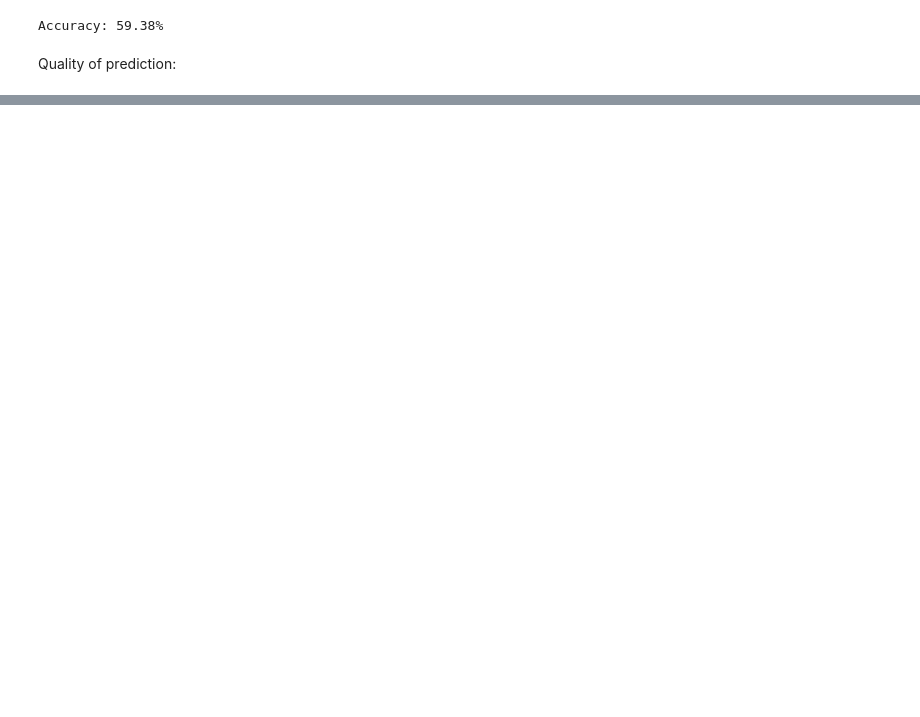
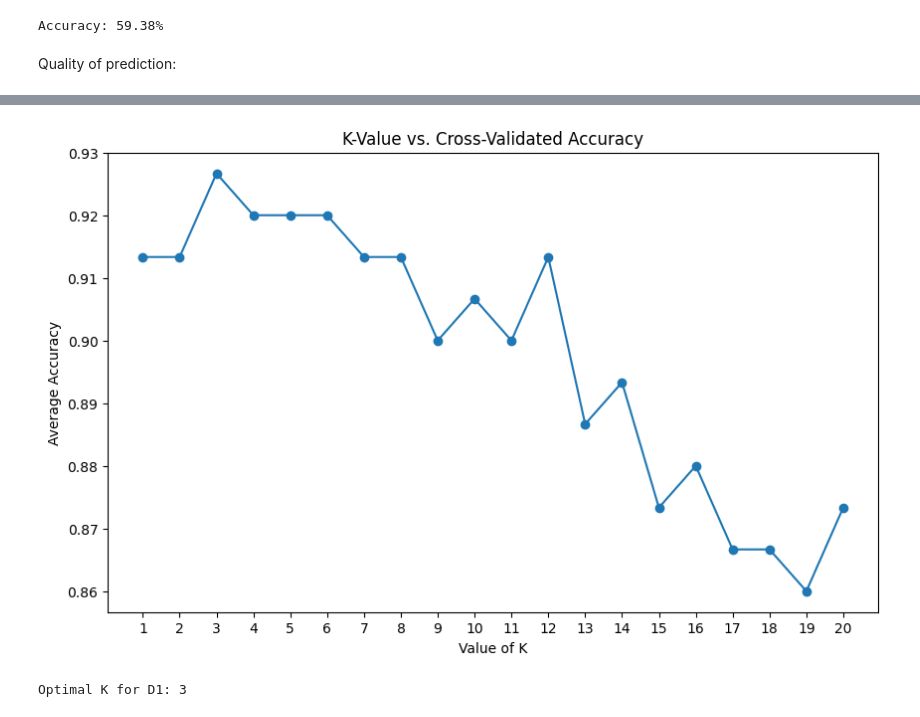
Before and after one commit to moOritzl/bachelorpraktikum-applied-machine-learning, a Jupyter notebook: Week_07/K-Nearest_Neighbor.ipynb, the cells around one changed output, grey strips where cells are left out. Drawn from its saved outputs; the diff is of its cells as text; code cells hidden in the pictures; blank space fills up the shorter version.

```diff
--- a/Week_07/K-Nearest_Neighbor.ipynb
+++ b/Week_07/K-Nearest_Neighbor.ipynb
@@ -154,0 +161,43 @@ Quality of prediction:
+# %%
+def determine_optimal_k(X, y, k_values=range(1, 21), n_splits=5):
+    fold_size = len(y) // n_splits
+
+    avg_accuracies = []
+
+    for k in k_values:
+        accuracies = []
+
+        for fold in range(n_splits):
+            start = fold * fold_size
+            end = start + fold_size
+
+            X_test = X[start:end]
+            y_test = y[start:end]
+            X_train = np.concatenate([X[:start], X[end:]], axis=0)
+            y_train = np.concatenate([y[:start], y[end:]], axis=0)
+
+            knn = KNNClassifier(k)
+            knn.fit(X_train, y_train)
+
+            y_pred = knn.predict(X_test)
+
+            accuracy = accuracy_score(y_test, y_pred)
+            accuracies.append(accuracy)
+
+        avg_accuracies.append(np.mean(accuracies))
+
+    plt.figure(figsize=(10, 6))
+    plt.plot(k_values, avg_accuracies, marker='o')
+    plt.xlabel('Value of K')
+    plt.ylabel('Average Accuracy')
+    plt.title('K-Value vs. Cross-Validated Accuracy')
+    plt.xticks(k_values)
+    plt.show()
+
+    return k_values[np.argmax(avg_accuracies)]
+# %%
+D1_optimal_k = determine_optimal_k(D1_X, D1_y)
+print(f'Optimal K for D1: {D1_optimal_k}')
+# %% [output]
+[figure, added]
+Optimal K for D1: 3
```
Also changed, not shown: parts of 17 cells of this notebook.
